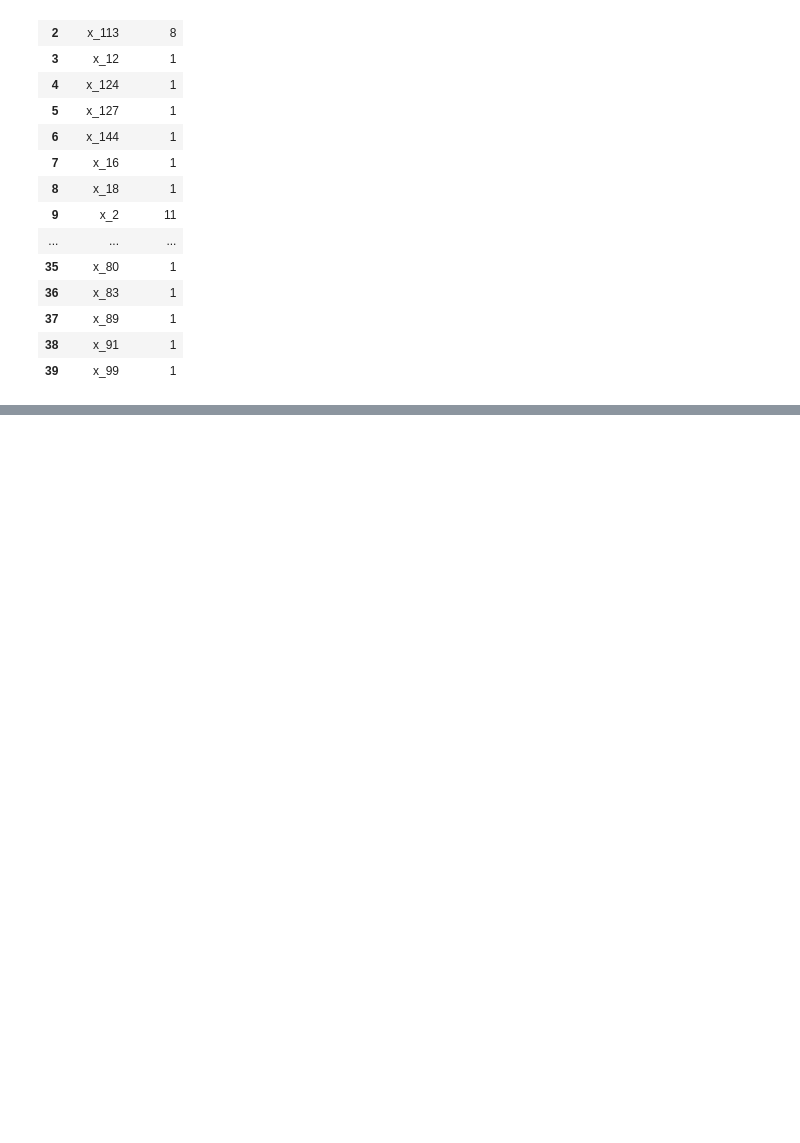
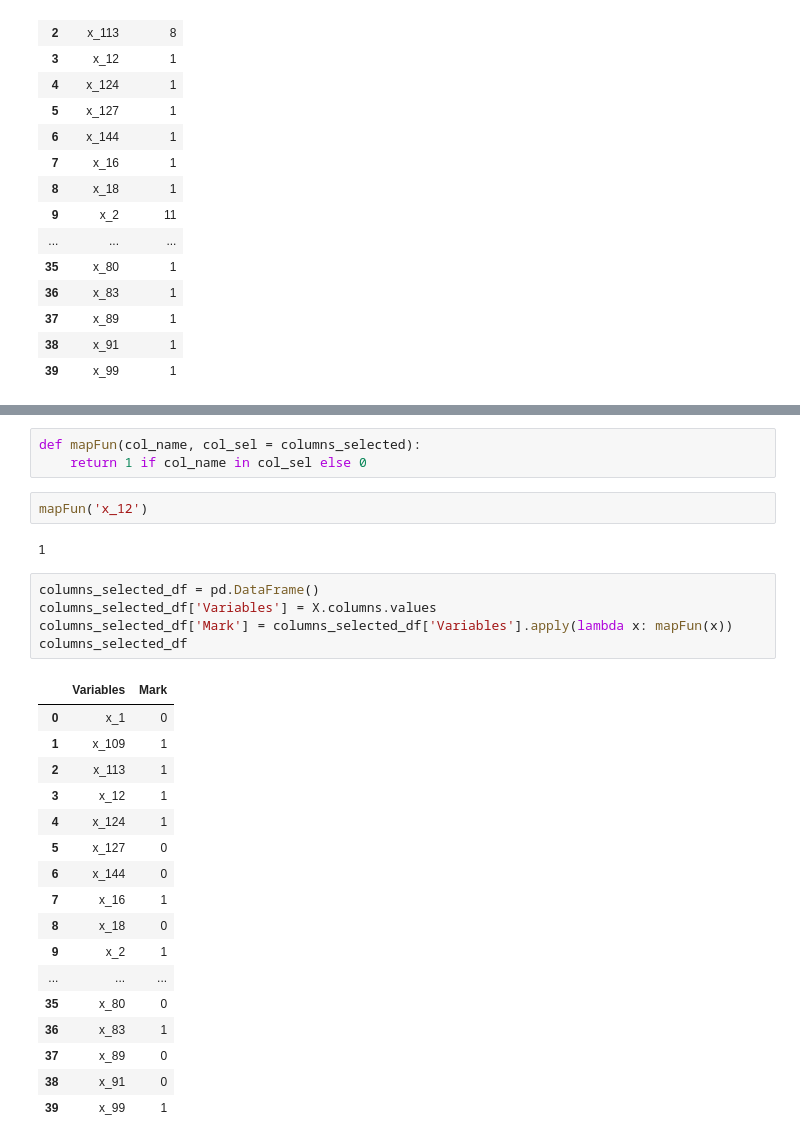
Before and after one commit to KiranEC11/DS_competition, a Jupyter notebook: round1.ipynb, the cells around one changed output, grey strips where cells are left out. Saved outputs shown, nothing was run; the diff lists cells and outputs as text; blank space fills up the shorter version.

```diff
--- a/round1.ipynb
+++ b/round1.ipynb
@@ -819,0 +934,30 @@ RFECV_ALL
+# %%
+def mapFun(col_name, col_sel = columns_selected):
+    return 1 if col_name in col_sel else 0
+# %%
+mapFun('x_12')
+# %% [output]
+1
+# %%
+columns_selected_df = pd.DataFrame()
+columns_selected_df['Variables'] = X.columns.values
+columns_selected_df['Mark'] = columns_selected_df['Variables'].apply(lambda x: mapFun(x))
+columns_selected_df
+# %% [output]
+|  | Variables | Mark |
+| 0 | x_1 | 0 |
+| 1 | x_109 | 1 |
+| 2 | x_113 | 1 |
+| 3 | x_12 | 1 |
+| 4 | x_124 | 1 |
+| 5 | x_127 | 0 |
+| 6 | x_144 | 0 |
+| 7 | x_16 | 1 |
+| 8 | x_18 | 0 |
+| 9 | x_2 | 1 |
+| ... | ... | ... |
+| 35 | x_80 | 0 |
+| 36 | x_83 | 1 |
+| 37 | x_89 | 0 |
+| 38 | x_91 | 0 |
+| 39 | x_99 | 1 |
```
Also changed, not shown: parts of 15 cells of this notebook, 2 other files.
